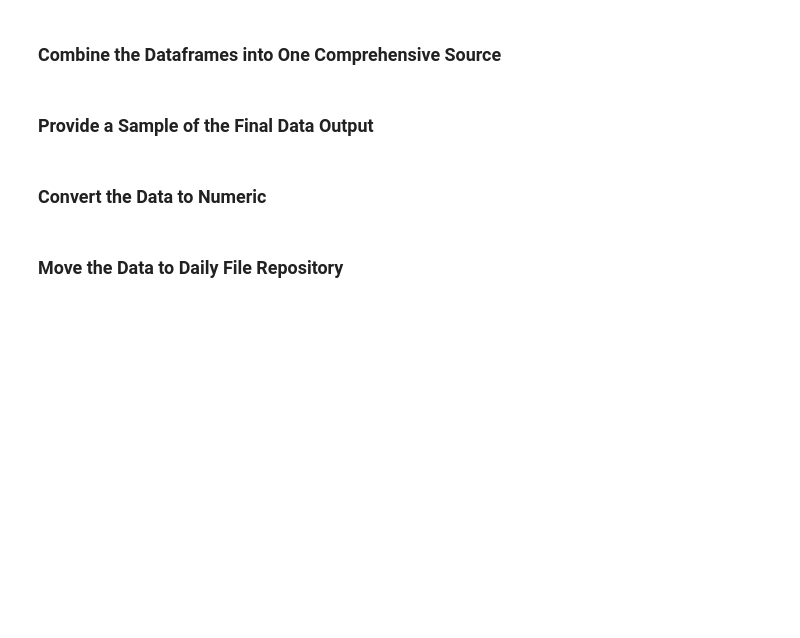
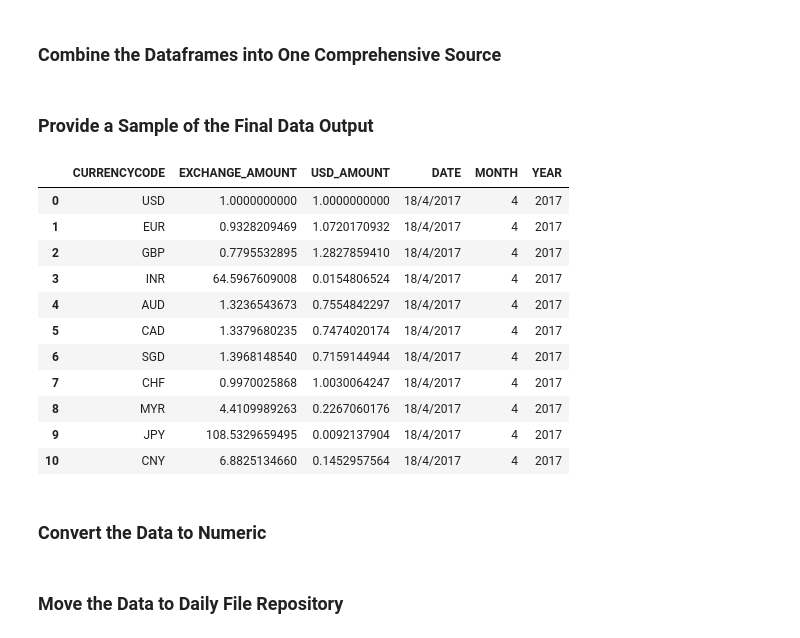
Before and after one commit to dbjohnsonii/currency_monitor, a Jupyter notebook: currency_monitor.ipynb, the cells around one changed output. Saved outputs shown, nothing was run; the diff lists cells and outputs as text; code cells hidden in the pictures; blank space fills up the shorter version.

```diff
--- a/currency_monitor.ipynb
+++ b/currency_monitor.ipynb
@@ -293,7 +279,18 @@ currency_output.info()
 # %%
-currency_output_working_data=currency_output
-print currency_output_working_data.head()
-#simply display the first five lines, providing a smaple of the finished product
+currency_output_working_data.head(11)#simply display the first five lines, providing a smaple of the finished product
+# %% [output]
+|  | CURRENCYCODE | EXCHANGE_AMOUNT | USD_AMOUNT | DATE | MONTH | YEAR |
+| 0 | USD | 1.0000000000 | 1.0000000000 | 18/4/2017 | 4 | 2017 |
+| 1 | EUR | 0.9328209469 | 1.0720170932 | 18/4/2017 | 4 | 2017 |
+| 2 | GBP | 0.7795532895 | 1.2827859410 | 18/4/2017 | 4 | 2017 |
+| 3 | INR | 64.5967609008 | 0.0154806524 | 18/4/2017 | 4 | 2017 |
+| 4 | AUD | 1.3236543673 | 0.7554842297 | 18/4/2017 | 4 | 2017 |
+| 5 | CAD | 1.3379680235 | 0.7474020174 | 18/4/2017 | 4 | 2017 |
+| 6 | SGD | 1.3968148540 | 0.7159144944 | 18/4/2017 | 4 | 2017 |
+| 7 | CHF | 0.9970025868 | 1.0030064247 | 18/4/2017 | 4 | 2017 |
+| 8 | MYR | 4.4109989263 | 0.2267060176 | 18/4/2017 | 4 | 2017 |
+| 9 | JPY | 108.5329659495 | 0.0092137904 | 18/4/2017 | 4 | 2017 |
+| 10 | CNY | 6.8825134660 | 0.1452957564 | 18/4/2017 | 4 | 2017 |
 # %% [markdown]
 ### Convert the Data to Numeric
 # %%
```
Also changed, not shown: parts of 24 cells of this notebook.
